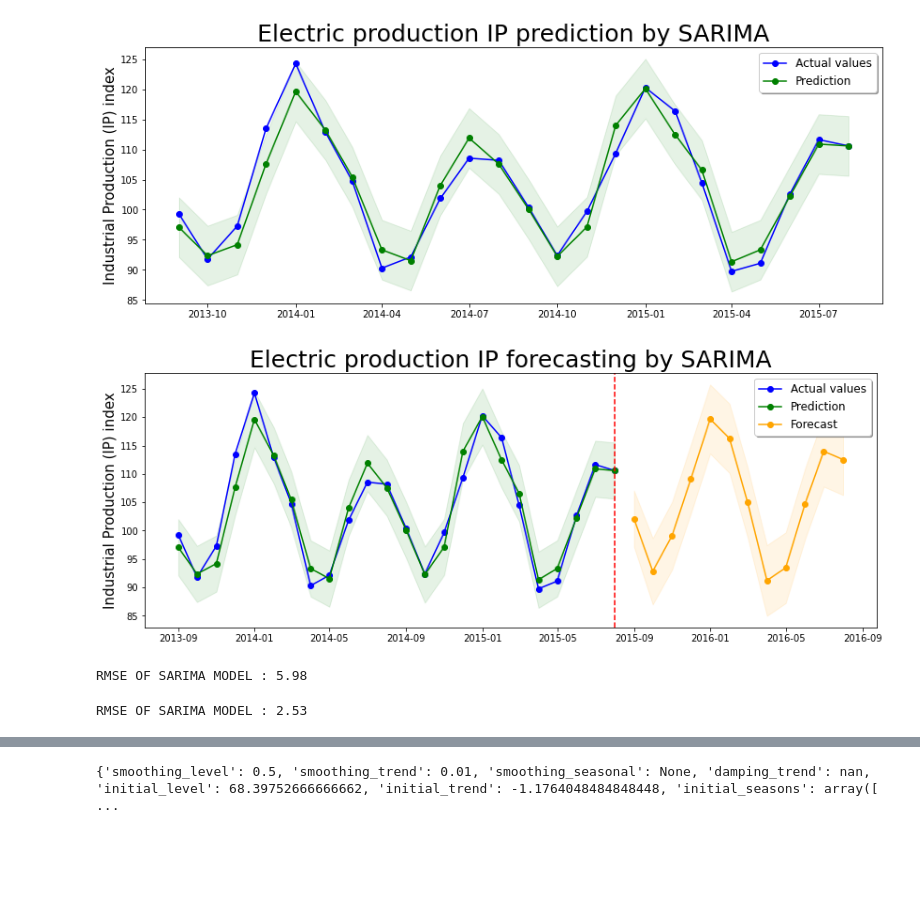
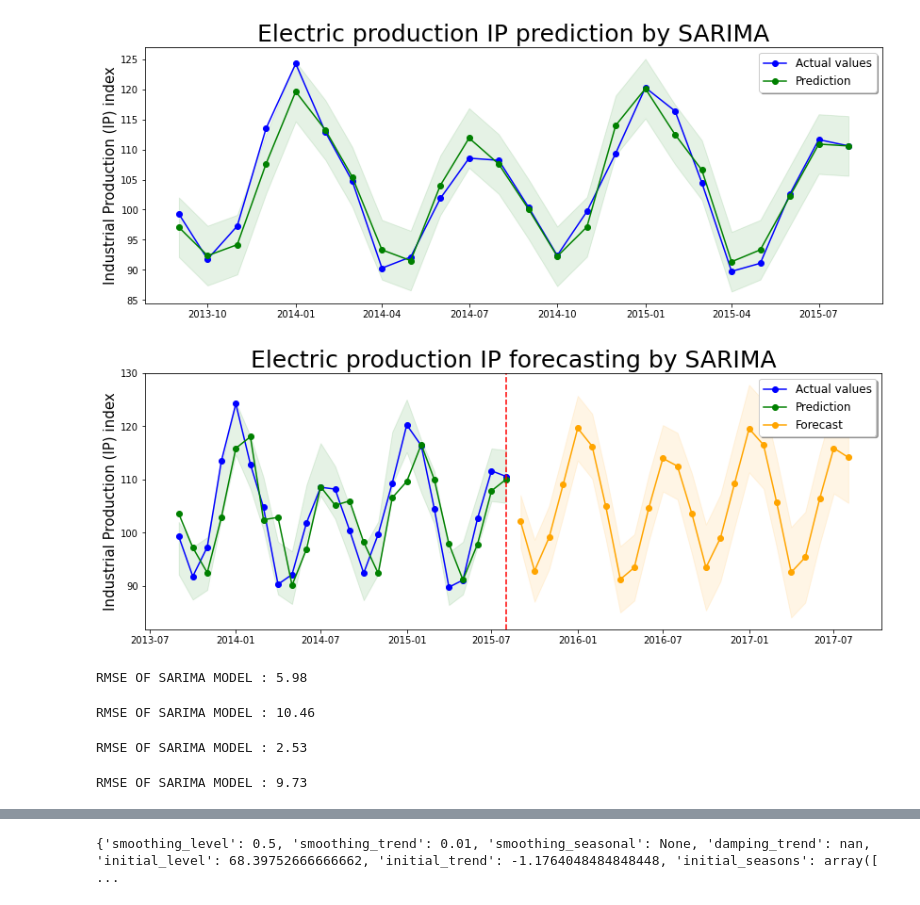
Before and after one commit to waheb-1988/time_series_analysis, a Jupyter notebook: sarima_up.ipynb, the cells around one changed output, grey strips where cells are left out. Saved outputs shown, nothing was run; the diff lists cells and outputs as text; code cells hidden in the pictures; blank space fills up the shorter version.

```diff
--- a/sarima_up.ipynb
+++ b/sarima_up.ipynb
@@ -24,2 +20,2 @@ c:\Users\ASUS TUF\AppData\Local\Programs\Python\Python39\lib\site-packages\numpy
 # %%
-dn=pd.read_csv('C:/Abdelouaheb/perso/Ph/time_series_analysis/data/Electric_Production.csv', index_col='DATE', parse_dates=True)
+df=pd.read_csv('C:/Abdelouaheb/perso/Ph/time_series_analysis/data/Electric_Production.csv', index_col='DATE', parse_dates=True)
@@ -47,4 +21,0 @@ df.tail(30)
-# %%
-# Time based train-test splitting
-valid = dn.loc['2015-08-01':]
-df = dn.loc[:'2015-08-01']
@@ -198,0 +67,4 @@ dc.plot()
+# %%
+# Time based train-test splitting
+test = df.loc['2015-08-01':]
+train = df.loc[:'2015-08-01']
@@ -352,5 +277,5 @@ Total fit time: 42.097 seconds
 # %%
-model_sarimax=SARIMAX(df,order=(2,1,2),  seasonal_order=(1, 1, 0, 6))
+model_sarimax=SARIMAX(train,order=(2,1,2),  seasonal_order=(1, 1, 0, 6))
 results_sarimax=model_sarimax.fit()
 # %%
 results_sarimax.summary()
@@ -403,29 +351,29 @@ plt.show()
 # %% [output]
 [figure]
 # %%
-df_pred=df.iloc[-24:]
+df_pred=train.iloc[-24:]
 # Make ARIMA forecast of next 10 values
-forecast = results_sarimax.get_forecast(steps=12)
+forecast = results_sarimax.get_forecast(steps=24)
 mean_forecast=forecast.predicted_mean
 mean_forecast = mean_forecast.rename("prediction")
 confi_int_f=forecast.conf_int()
 lower_limits_f=confi_int_f.iloc[:,0]
 upper_limits_f=confi_int_f.iloc[:,1]
 plt.figure(figsize=(14,5))
 plt.title("Electric production IP forecasting by SARIMA", fontsize=25)
 
-plt.plot(df[-24:].index,df[-24:].values, label='Actual values', color="blue", marker="o")
+plt.plot(train[-24:].index,train[-24:].values, label='Actual values', color="blue", marker="o")
 
 plt.plot(mean_prediction[-24:].index, mean_prediction[-24:].values,label='Prediction', color="green", marker="o")
 plt.fill_between(mean_prediction[-24:].index, lower_limits_p, upper_limits_p, alpha=0.1, color="green")
 
 plt.plot(mean_forecast[-24:].index,mean_forecast[-24:].values, label='Forecast', color="orange", marker="o")
 plt.fill_between(mean_forecast[-24:].index, lower_limits_f, upper_limits_f, alpha=0.1, color="orange")
 
 plt.axvline(df_pred.iloc[-24:].index[-1], color="red", linestyle="--")
 plt.legend(fontsize=12, fancybox=True, shadow=True, frameon=True)
 plt.ylabel('Industrial Production (IP) index', fontsize=15)
 plt.show()
 # %% [output]
-[figure, old version]
+[figure, new version]
 # %%
@@ -433,4 +381,9 @@ rmse_arima = sqrt(mean_squared_error(df[-24:].values,mean_prediction_arima.value
 print(f"RMSE OF SARIMA MODEL : {rmse_arima:.2f}")
 # %% [output]
 RMSE OF SARIMA MODEL : 5.98
+# %%
+rmse_arima1 = sqrt(mean_squared_error(test[-24:].values,mean_forecast_arima.values))
+print(f"RMSE OF SARIMA MODEL : {rmse_arima1:.2f}")
+# %% [output]
+RMSE OF SARIMA MODEL : 10.46
 # %%
@@ -438,6 +391,11 @@ rmse_sarima = sqrt(mean_squared_error(df[-24:].values,mean_prediction.values))
 print(f"RMSE OF SARIMA MODEL : {rmse_sarima:.2f}")
 # %% [output]
 RMSE OF SARIMA MODEL : 2.53
+# %%
+rmse_sarima1 = sqrt(mean_squared_error(test[-24:].values,mean_forecast.values))
+print(f"RMSE OF SARIMA MODEL : {rmse_sarima1:.2f}")
+# %% [output]
+RMSE OF SARIMA MODEL : 9.73
 # %%
 df_sarimax  = pd.concat([mean_prediction, mean_forecast])
 # %%
```
Also changed, not shown: parts of 42 cells of this notebook.
